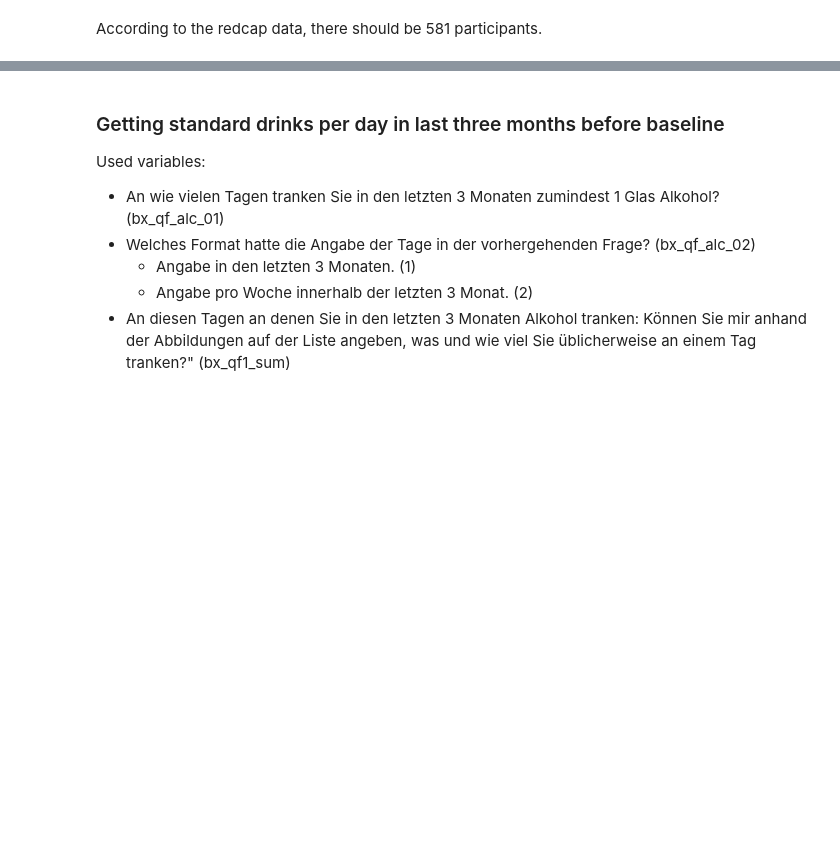
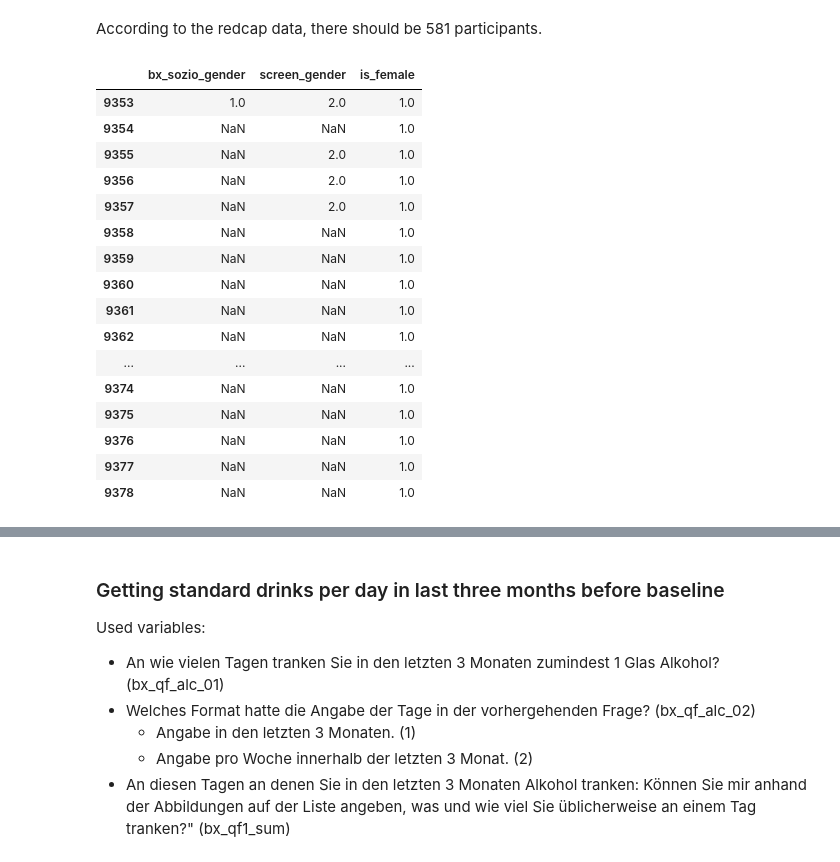
Before and after one commit to hgzech/trr265, a Jupyter notebook: notebooks/01_data_provider.ipynb, the cells around one changed output, grey strips where cells are left out. Drawn from its saved outputs; the diff is of its cells as text; code cells hidden in the pictures; blank space fills up the shorter version.

```diff
--- a/notebooks/01_data_provider.ipynb
+++ b/notebooks/01_data_provider.ipynb
@@ -337,6 +337,26 @@ According to the redcap data, there should be 581 participants.
 # %%
 check_ba = dp.get_ba_data()[['participant_id','redcap_event_name','redcap_repeat_instrument','redcap_repeat_instance']].value_counts().mean() == 1
 assert check_ba, "Redcap BA data was not properly formatted"
+# %%
+dp.get_ba_data().query('mov_id=="m101"')[['bx_sozio_gender','screen_gender','is_female']]
+# %% [output]
+|  | bx_sozio_gender | screen_gender | is_female |
+| 9353 | 1.0 | 2.0 | 1.0 |
+| 9354 | NaN | NaN | 1.0 |
+| 9355 | NaN | 2.0 | 1.0 |
+| 9356 | NaN | 2.0 | 1.0 |
+| 9357 | NaN | 2.0 | 1.0 |
+| 9358 | NaN | NaN | 1.0 |
+| 9359 | NaN | NaN | 1.0 |
+| 9360 | NaN | NaN | 1.0 |
+| 9361 | NaN | NaN | 1.0 |
+| 9362 | NaN | NaN | 1.0 |
+| ... | ... | ... | ... |
+| 9374 | NaN | NaN | 1.0 |
+| 9375 | NaN | NaN | 1.0 |
+| 9376 | NaN | NaN | 1.0 |
+| 9377 | NaN | NaN | 1.0 |
+| 9378 | NaN | NaN | 1.0 |
 # %%
 dp.get_ba_data()
 # %% [output]
```
Also changed, not shown: parts of 2 cells of this notebook, 30 other files.
